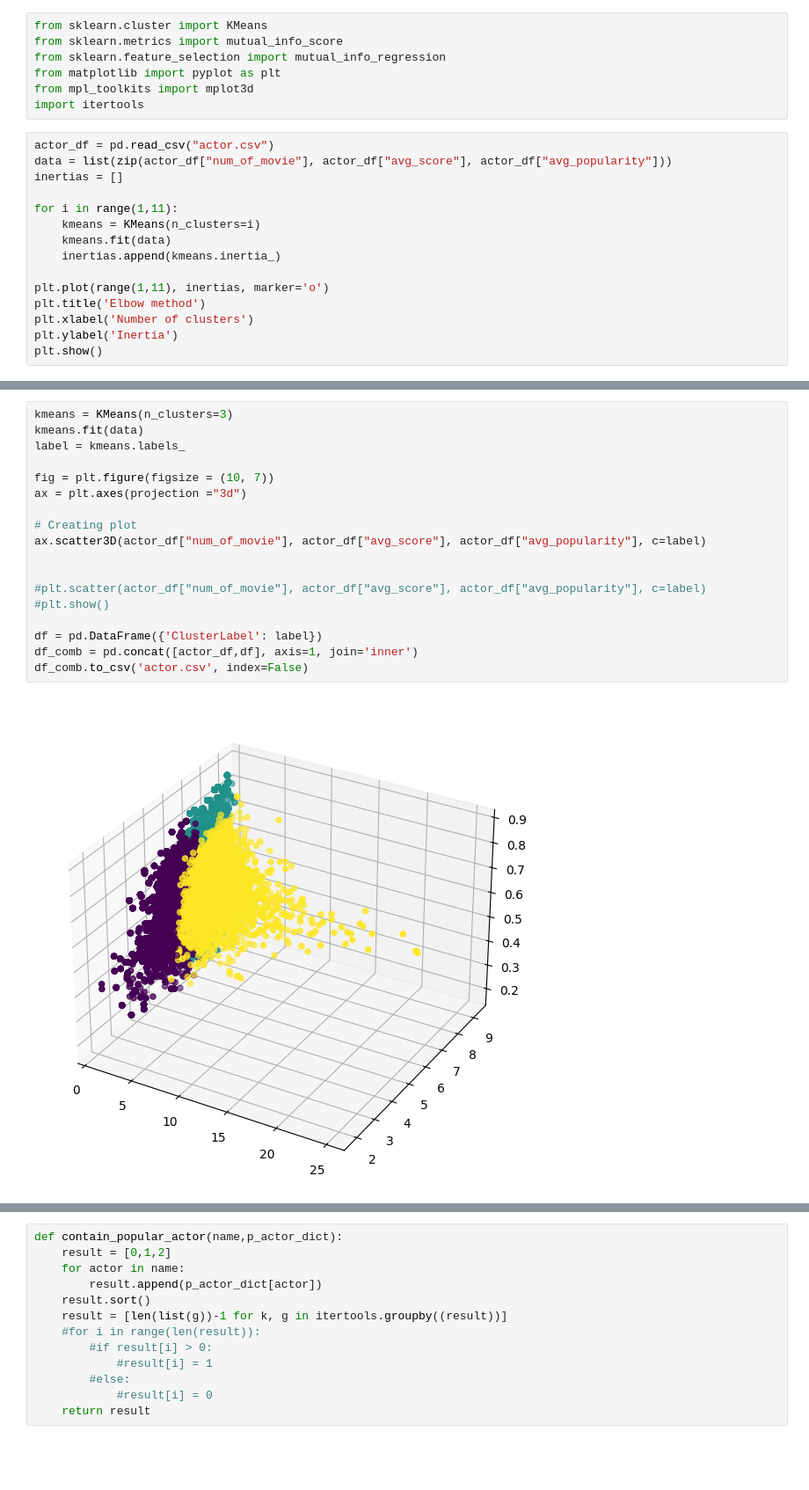
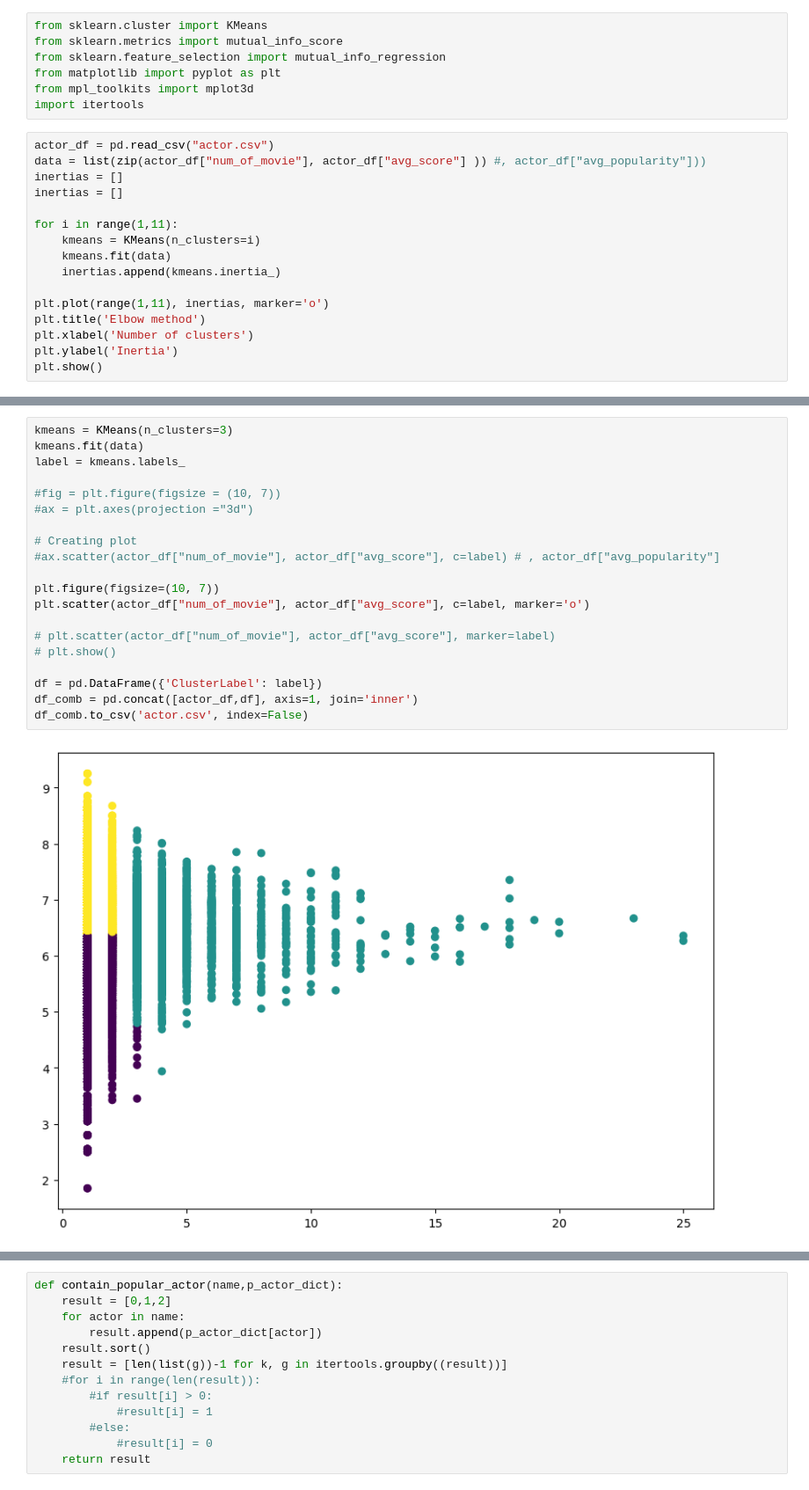
Before and after one commit to XiaoyingChen924/Movie_Popularity_Analysis, a Jupyter notebook: actor_director_preprocseeing.ipynb, the cells around one changed output, grey strips where cells are left out. Shown at 88% size. Drawn from its saved outputs; the diff is of its cells as text; blank space fills up the shorter version.

```diff
--- a/actor_director_preprocseeing.ipynb
+++ b/actor_director_preprocseeing.ipynb
@@ -106,7 +106,8 @@ from mpl_toolkits import mplot3d
 import itertools
 # %%
 actor_df = pd.read_csv("actor.csv")
-data = list(zip(actor_df["num_of_movie"], actor_df["avg_score"], actor_df["avg_popularity"]))
+data = list(zip(actor_df["num_of_movie"], actor_df["avg_score"] )) #, actor_df["avg_popularity"]))
+inertias = []
 inertias = []
 
 for i in range(1,11):
@@ -124,22 +125,24 @@ plt.show()
 # %%
 kmeans = KMeans(n_clusters=3)
 kmeans.fit(data)
 label = kmeans.labels_
 
-fig = plt.figure(figsize = (10, 7))
-ax = plt.axes(projection ="3d")
+#fig = plt.figure(figsize = (10, 7))
+#ax = plt.axes(projection ="3d")
 
 # Creating plot
-ax.scatter3D(actor_df["num_of_movie"], actor_df["avg_score"], actor_df["avg_popularity"], c=label)
+#ax.scatter(actor_df["num_of_movie"], actor_df["avg_score"], c=label) # , actor_df["avg_popularity"]
 
+plt.figure(figsize=(10, 7))
+plt.scatter(actor_df["num_of_movie"], actor_df["avg_score"], c=label, marker='o')
 
-#plt.scatter(actor_df["num_of_movie"], actor_df["avg_score"], actor_df["avg_popularity"], c=label)
-#plt.show()
+# plt.scatter(actor_df["num_of_movie"], actor_df["avg_score"], marker=label)
+# plt.show()
 
 df = pd.DataFrame({'ClusterLabel': label})
 df_comb = pd.concat([actor_df,df], axis=1, join='inner')
 df_comb.to_csv('actor.csv', index=False)
 # %% [output]
-[figure, old version]
+[figure, new version]
 # %%
 director_df = pd.read_csv("director.csv")
```
Also changed, not shown: parts of 5 cells of this notebook, 2 other files.
